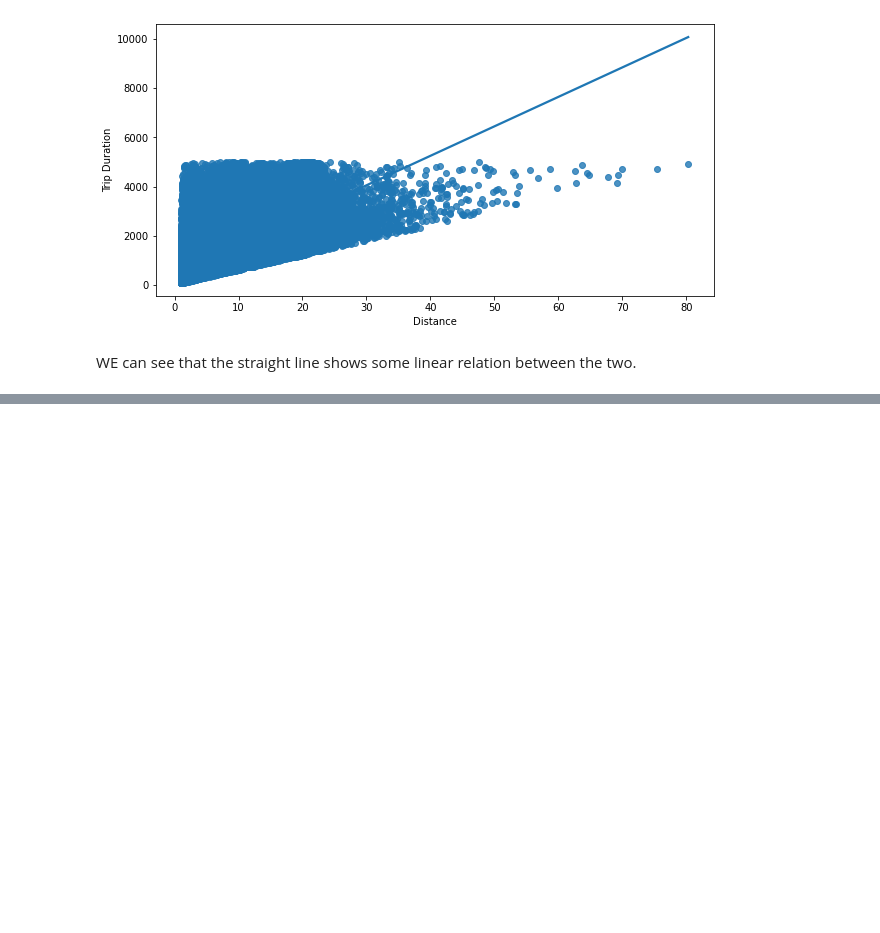
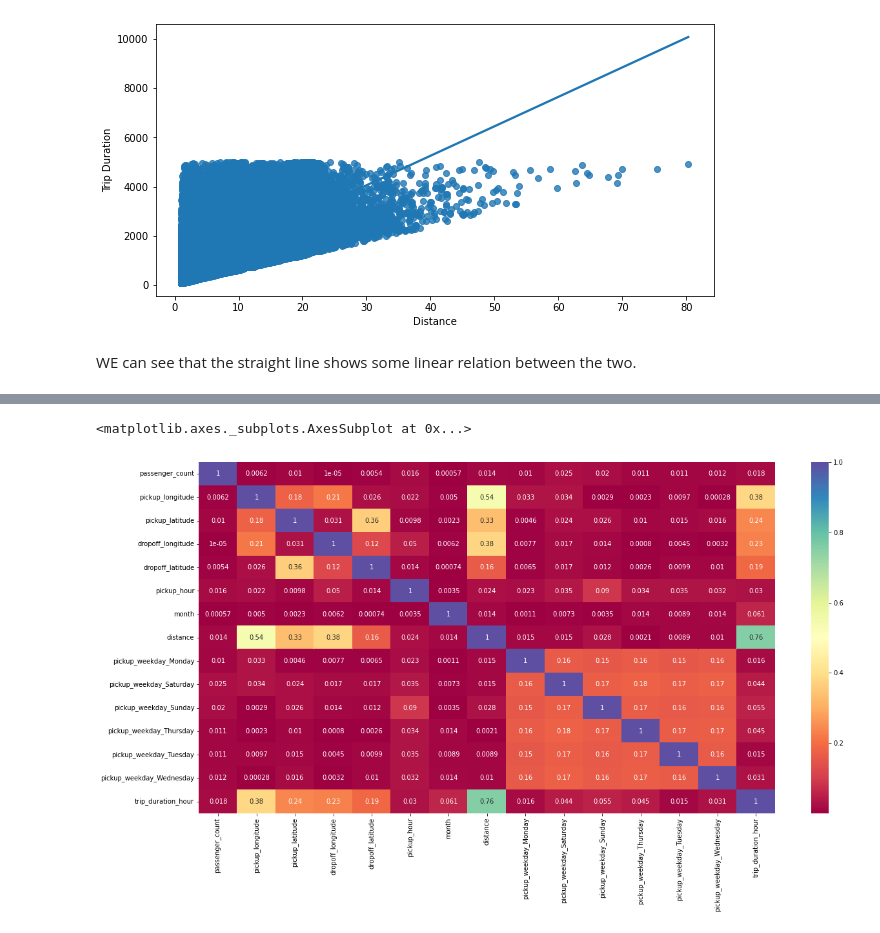
Before and after one commit to AbhijeetS1112/NYC-Taxi-Trip-Time-Prediction----ALMA, a Jupyter notebook: NYC_Taxi_Trip_Time_Prediction.ipynb, the cells around one changed output, grey strips where cells are left out. Saved outputs shown, nothing was run; the diff lists cells and outputs as text; code cells hidden in the pictures; blank space fills up the shorter version.

```diff
--- a/NYC_Taxi_Trip_Time_Prediction.ipynb
+++ b/NYC_Taxi_Trip_Time_Prediction.ipynb
@@ -807,0 +938,9 @@ WE can see that the straight line shows some linear relation between the two.
+# %%
+df=df.drop(["vendor_id","store_and_fwd_flag_N","store_and_fwd_flag_Y"],axis=1)
+# %%
+plt.figure(figsize=(20,10))
+x_corr=df.corr()
+sns.heatmap(abs(x_corr),cmap="Spectral",annot=True)
+# %% [output]
+<matplotlib.axes._subplots.AxesSubplot at 0x...>
+[figure, added]
```
Also changed, not shown: parts of 54 cells of this notebook.
